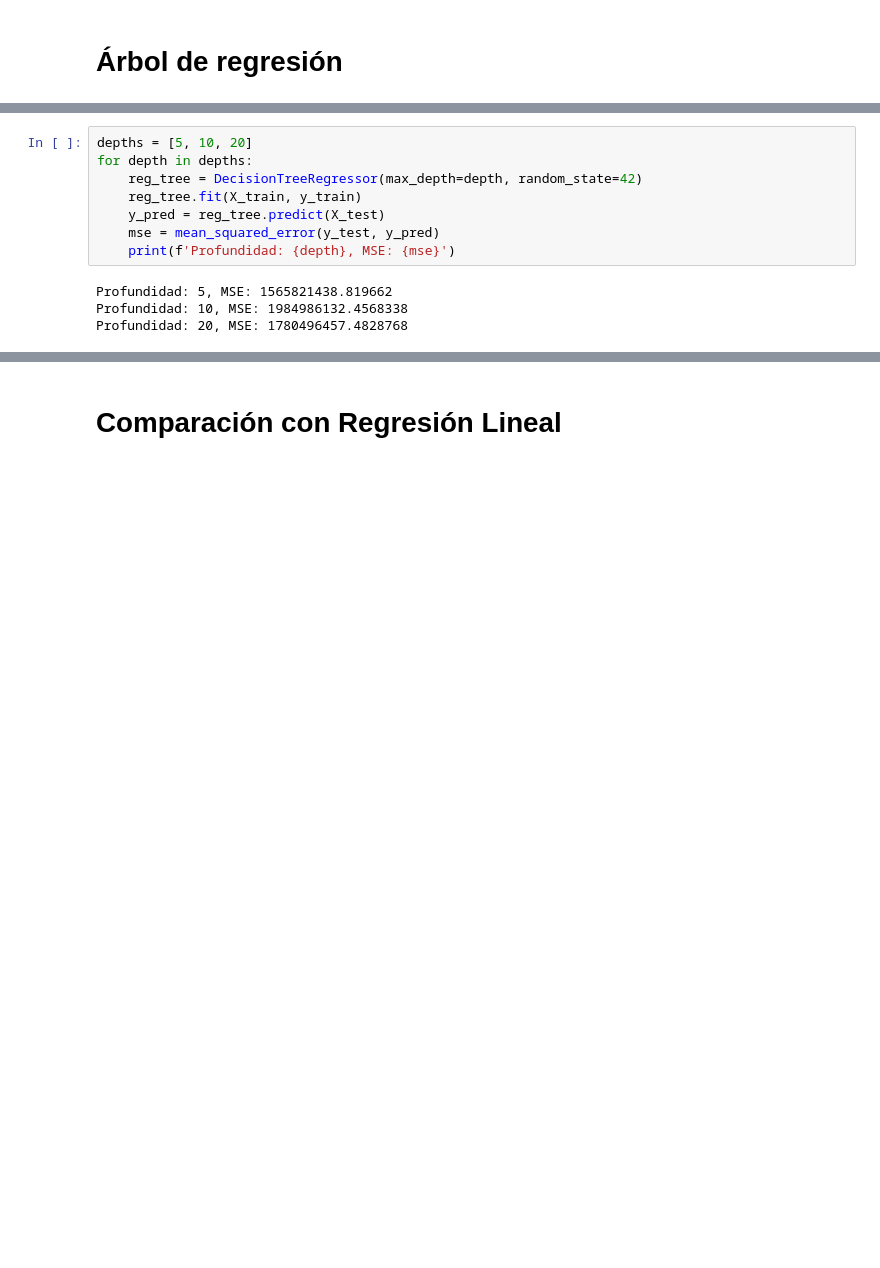
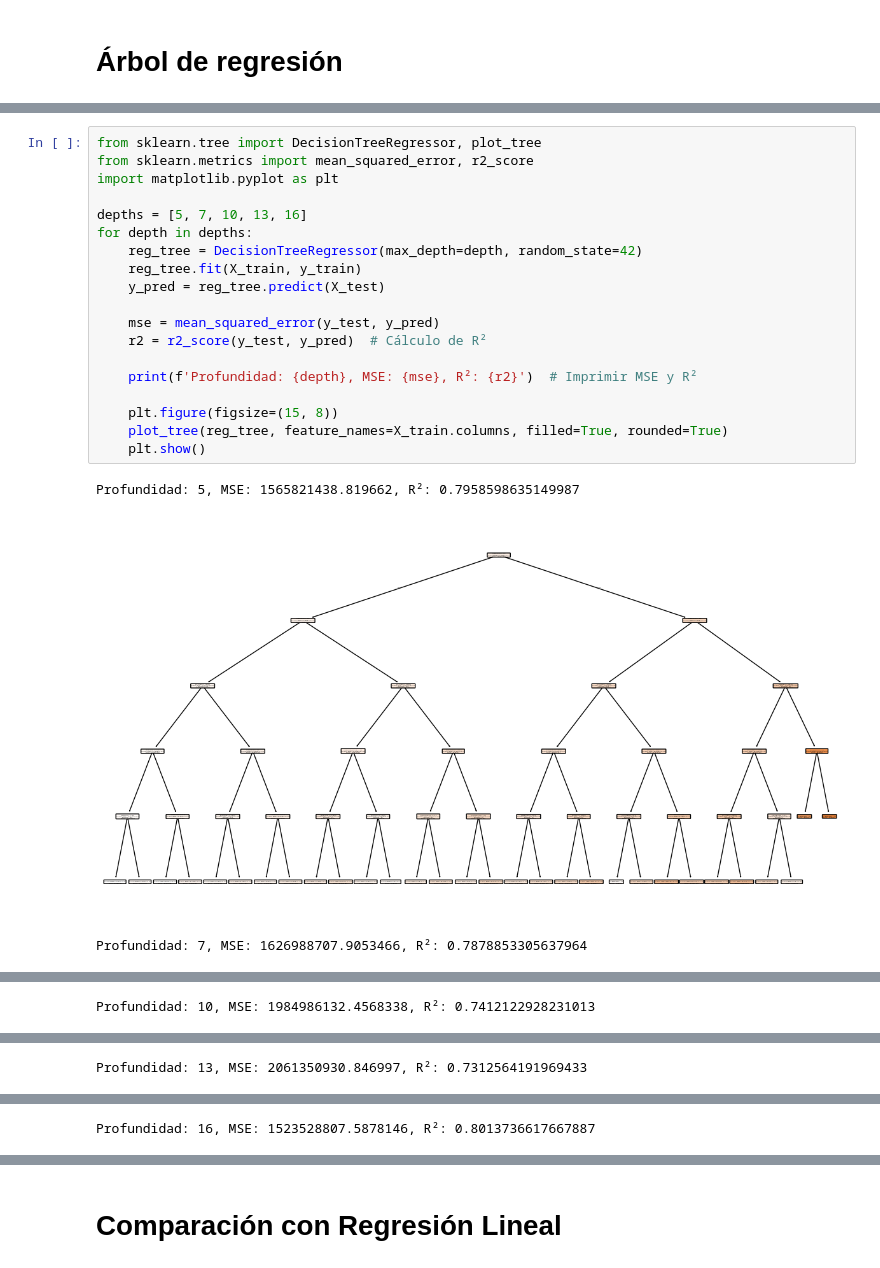
Before and after one commit to DANdelion-0908/Proyecto2-Arboles, a Jupyter notebook: Dan.ipynb, the cells around one changed output, grey strips where cells are left out. Drawn from its saved outputs; the diff is of its cells as text; blank space fills up the shorter version.

```diff
--- a/Dan.ipynb
+++ b/Dan.ipynb
@@ -44,12 +52,23 @@ MSE: 1726914559.5924656
 # %%
-depths = [5, 10, 20]
+from sklearn.tree import DecisionTreeRegressor, plot_tree
+from sklearn.metrics import mean_squared_error, r2_score
+import matplotlib.pyplot as plt
+
+depths = [5, 7, 10, 13, 16]
 for depth in depths:
     reg_tree = DecisionTreeRegressor(max_depth=depth, random_state=42)
     reg_tree.fit(X_train, y_train)
     y_pred = reg_tree.predict(X_test)
+
     mse = mean_squared_error(y_test, y_pred)
-    print(f'Profundidad: {depth}, MSE: {mse}')
+    r2 = r2_score(y_test, y_pred)  # Cálculo de R²
+
+    print(f'Profundidad: {depth}, MSE: {mse}, R²: {r2}')  # Imprimir MSE y R²
+
+    plt.figure(figsize=(15, 8))
+    plot_tree(reg_tree, feature_names=X_train.columns, filled=True, rounded=True)
+    plt.show()
 # %% [output]
-Profundidad: 5, MSE: 1565821438.819662
-Profundidad: 10, MSE: 1984986132.4568338
-Profundidad: 20, MSE: 1780496457.4828768
+Profundidad: 5, MSE: 1565821438.819662, R²: 0.7958598635149987
+[figure, added]
+Profundidad: 7, MSE: 1626988707.9053466, R²: 0.7878853305637964
@@ -55,0 +76 @@ Profundidad: 20, MSE: 1780496457.4828768
+Profundidad: 10, MSE: 1984986132.4568338, R²: 0.7412122928231013
@@ -55,0 +78 @@ Profundidad: 20, MSE: 1780496457.4828768
+Profundidad: 13, MSE: 2061350930.846997, R²: 0.7312564191969433
@@ -55,0 +80 @@ Profundidad: 20, MSE: 1780496457.4828768
+Profundidad: 16, MSE: 1523528807.5878146, R²: 0.8013736617667887
```
Also changed, not shown: parts of 3 cells of this notebook.
